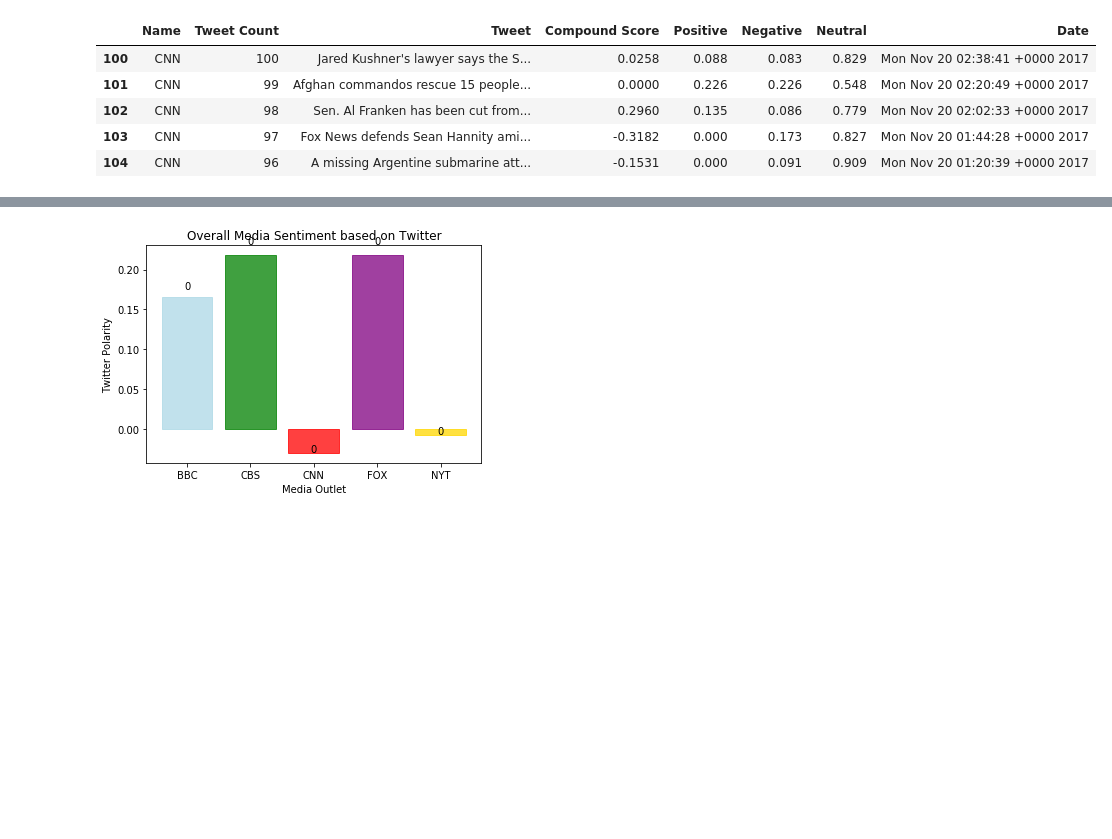
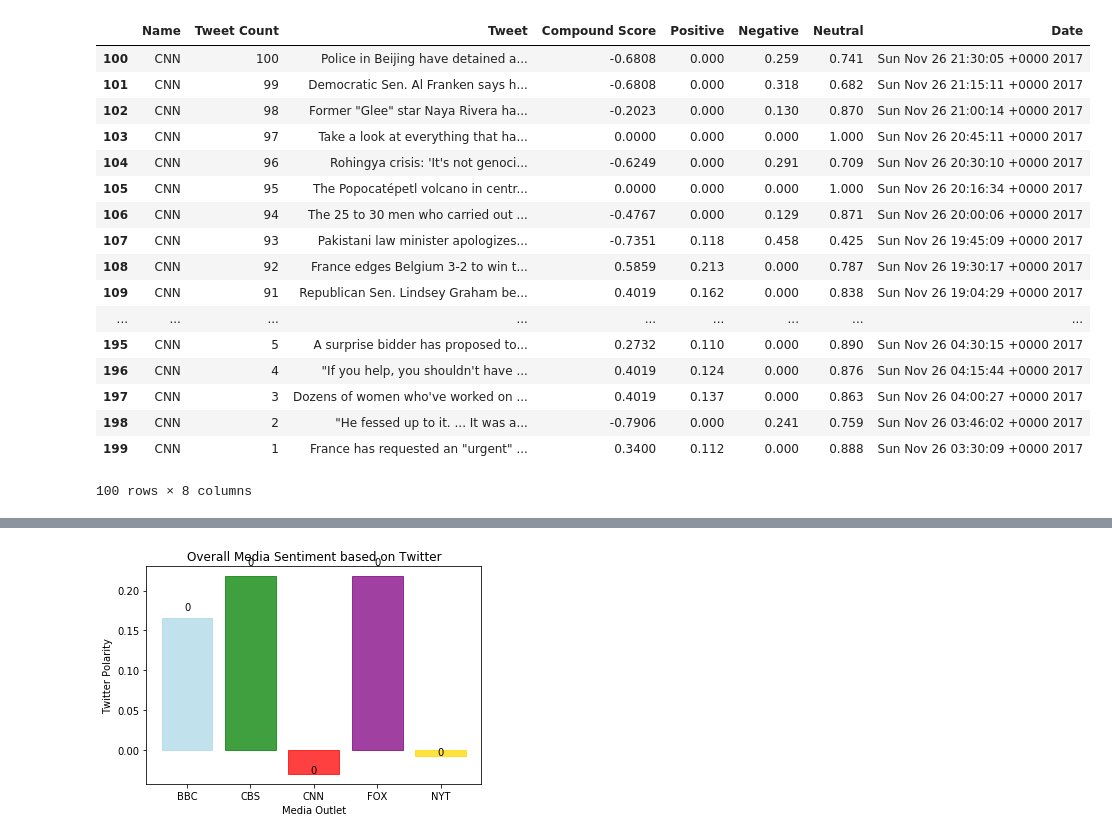
Before and after one commit to wendywalsh/social_analytics, a Jupyter notebook: Walsh_News_Mood.ipynb, the cells around one changed output, grey strips where cells are left out. Saved outputs shown, nothing was run; the diff lists cells and outputs as text; code cells hidden in the pictures; blank space fills up the shorter version.

```diff
--- a/Walsh_News_Mood.ipynb
+++ b/Walsh_News_Mood.ipynb
@@ -116,13 +121,25 @@ BBC_avg_compound
 # %%
 CNN = sentiments.loc[sentiments["Name"]== "CNN"]
-CNN.head()
+CNN
 # %% [output]
 |  | Name | Tweet Count | Tweet | Compound Score | Positive | Negative | Neutral | Date |
-| 100 | CNN | 100 | Jared Kushner's lawyer says the S... | 0.0258 | 0.088 | 0.083 | 0.829 | Mon Nov 20 02:38:41 +0000 2017 |
-| 101 | CNN | 99 | Afghan commandos rescue 15 people... | 0.0000 | 0.226 | 0.226 | 0.548 | Mon Nov 20 02:20:49 +0000 2017 |
-| 102 | CNN | 98 | Sen. Al Franken has been cut from... | 0.2960 | 0.135 | 0.086 | 0.779 | Mon Nov 20 02:02:33 +0000 2017 |
-| 103 | CNN | 97 | Fox News defends Sean Hannity ami... | -0.3182 | 0.000 | 0.173 | 0.827 | Mon Nov 20 01:44:28 +0000 2017 |
-| 104 | CNN | 96 | A missing Argentine submarine att... | -0.1531 | 0.000 | 0.091 | 0.909 | Mon Nov 20 01:20:39 +0000 2017 |
+| 100 | CNN | 100 | Police in Beijing have detained a... | -0.6808 | 0.000 | 0.259 | 0.741 | Sun Nov 26 21:30:05 +0000 2017 |
+| 101 | CNN | 99 | Democratic Sen. Al Franken says h... | -0.6808 | 0.000 | 0.318 | 0.682 | Sun Nov 26 21:15:11 +0000 2017 |
+| 102 | CNN | 98 | Former "Glee" star Naya Rivera ha... | -0.2023 | 0.000 | 0.130 | 0.870 | Sun Nov 26 21:00:14 +0000 2017 |
+| 103 | CNN | 97 | Take a look at everything that ha... | 0.0000 | 0.000 | 0.000 | 1.000 | Sun Nov 26 20:45:11 +0000 2017 |
+| 104 | CNN | 96 | Rohingya crisis: 'It's not genoci... | -0.6249 | 0.000 | 0.291 | 0.709 | Sun Nov 26 20:30:10 +0000 2017 |
+| 105 | CNN | 95 | The Popocatépetl volcano in centr... | 0.0000 | 0.000 | 0.000 | 1.000 | Sun Nov 26 20:16:34 +0000 2017 |
+| 106 | CNN | 94 | The 25 to 30 men who carried out ... | -0.4767 | 0.000 | 0.129 | 0.871 | Sun Nov 26 20:00:06 +0000 2017 |
+| 107 | CNN | 93 | Pakistani law minister apologizes... | -0.7351 | 0.118 | 0.458 | 0.425 | Sun Nov 26 19:45:09 +0000 2017 |
+| 108 | CNN | 92 | France edges Belgium 3-2 to win t... | 0.5859 | 0.213 | 0.000 | 0.787 | Sun Nov 26 19:30:17 +0000 2017 |
+| 109 | CNN | 91 | Republican Sen. Lindsey Graham be... | 0.4019 | 0.162 | 0.000 | 0.838 | Sun Nov 26 19:04:29 +0000 2017 |
+| ... | ... | ... | ... | ... | ... | ... | ... | ... |
+| 195 | CNN | 5 | A surprise bidder has proposed to... | 0.2732 | 0.110 | 0.000 | 0.890 | Sun Nov 26 04:30:15 +0000 2017 |
+| 196 | CNN | 4 | "If you help, you shouldn't have ... | 0.4019 | 0.124 | 0.000 | 0.876 | Sun Nov 26 04:15:44 +0000 2017 |
+| 197 | CNN | 3 | Dozens of women who've worked on ... | 0.4019 | 0.137 | 0.000 | 0.863 | Sun Nov 26 04:00:27 +0000 2017 |
+| 198 | CNN | 2 | "He fessed up to it. ... It was a... | -0.7906 | 0.000 | 0.241 | 0.759 | Sun Nov 26 03:46:02 +0000 2017 |
+| 199 | CNN | 1 | France has requested an "urgent" ... | 0.3400 | 0.112 | 0.000 | 0.888 | Sun Nov 26 03:30:09 +0000 2017 |
+100 rows × 8 columns
 # %%
 CNN_avg_compound = CNN["Compound Score"].mean()
 CNN_avg_compound
```
Also changed, not shown: parts of 14 cells of this notebook, 2 other files.
